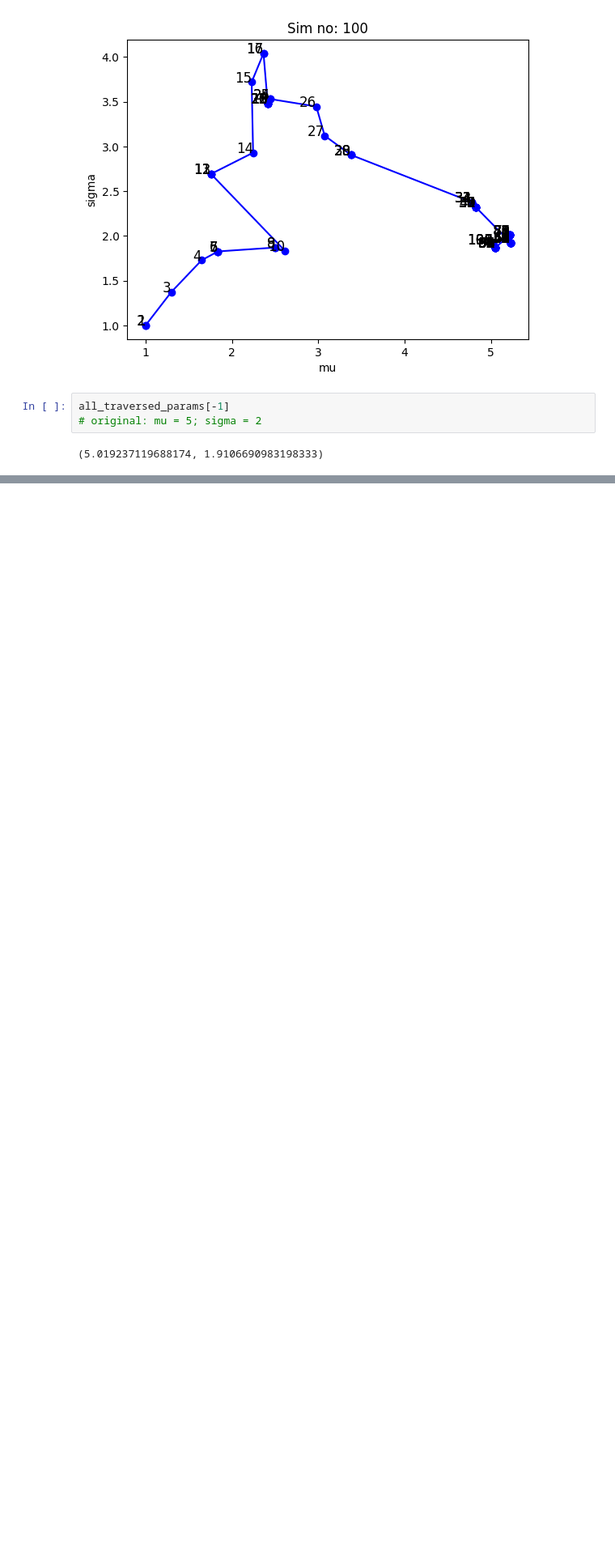
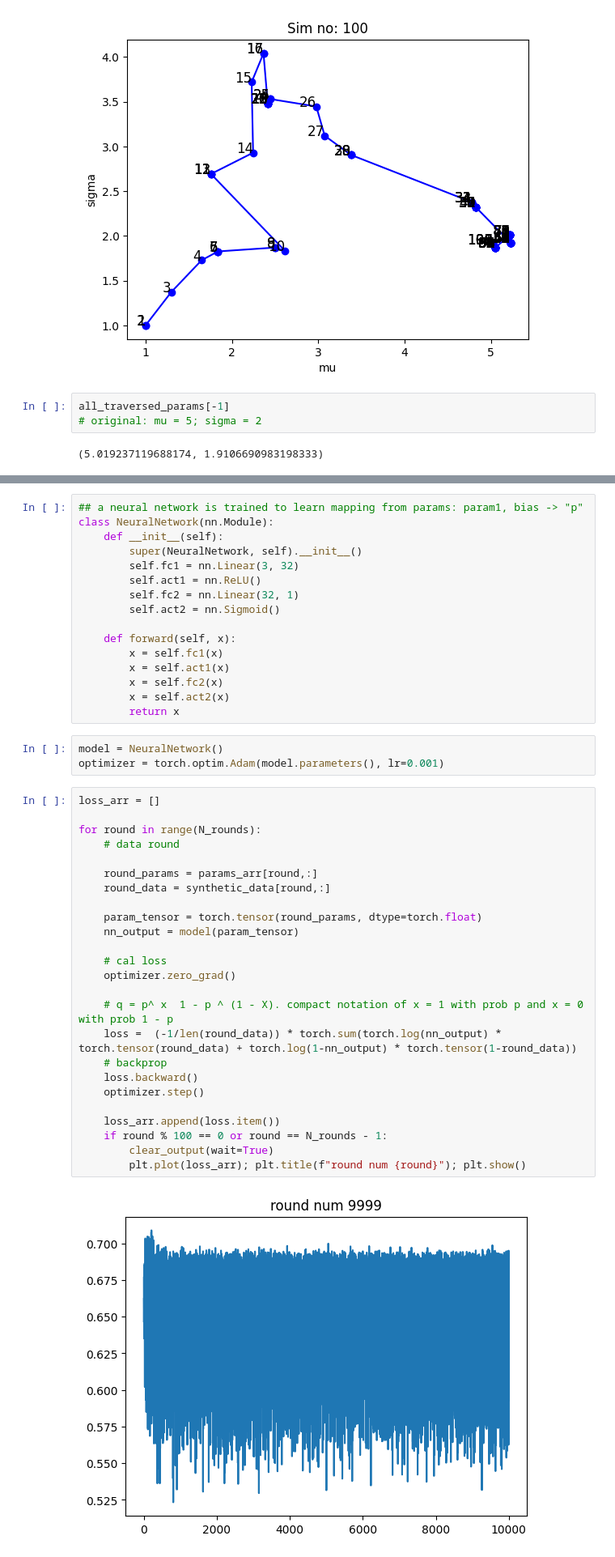
Before and after one commit to rakaar/ai_stats_notes, a Jupyter notebook: stats/bayesian.ipynb, the cells around one changed output, grey strips where cells are left out. Shown at 81% size. Drawn from its saved outputs; the diff is of its cells as text; blank space fills up the shorter version.

```diff
--- a/stats/bayesian.ipynb
+++ b/stats/bayesian.ipynb
@@ -214,0 +294,46 @@ If prior and Likelihood are NOT conjugate, that means likelihood x prior = Poste
+# %%
+## a neural network is trained to learn mapping from params: param1, bias -> "p"
+class NeuralNetwork(nn.Module):
+    def __init__(self):
+        super(NeuralNetwork, self).__init__()
+        self.fc1 = nn.Linear(3, 32)
+        self.act1 = nn.ReLU()
+        self.fc2 = nn.Linear(32, 1)
+        self.act2 = nn.Sigmoid()
+
+    def forward(self, x):
+        x = self.fc1(x)
+        x = self.act1(x)
+        x = self.fc2(x)
+        x = self.act2(x)
+        return x
+# %%
+model = NeuralNetwork()
+optimizer = torch.optim.Adam(model.parameters(), lr=0.001)
+# %%
+loss_arr = []
+
+for round in range(N_rounds):
+    # data round
+
+    round_params = params_arr[round,:]
+    round_data = synthetic_data[round,:]
+
+    param_tensor = torch.tensor(round_params, dtype=torch.float)
+    nn_output = model(param_tensor)
+
+    # cal loss
+    optimizer.zero_grad()
+
+    # q = p^ x  1 - p ^ (1 - X). compact notation of x = 1 with prob p and x = 0 with prob 1 - p
+    loss =  (-1/len(round_data)) * torch.sum(torch.log(nn_output) * torch.tensor(round_data) + torch.log(1-nn_output) * torch.tensor(1-round_data))
+    # backprop
+    loss.backward()
+    optimizer.step()
+
+    loss_arr.append(loss.item())
+    if round % 100 == 0 or round == N_rounds - 1:
+        clear_output(wait=True)
+        plt.plot(loss_arr); plt.title(f"round num {round}"); plt.show()
+# %% [output]
+[figure, added]
```
Also changed, not shown: parts of 9 cells of this notebook.
